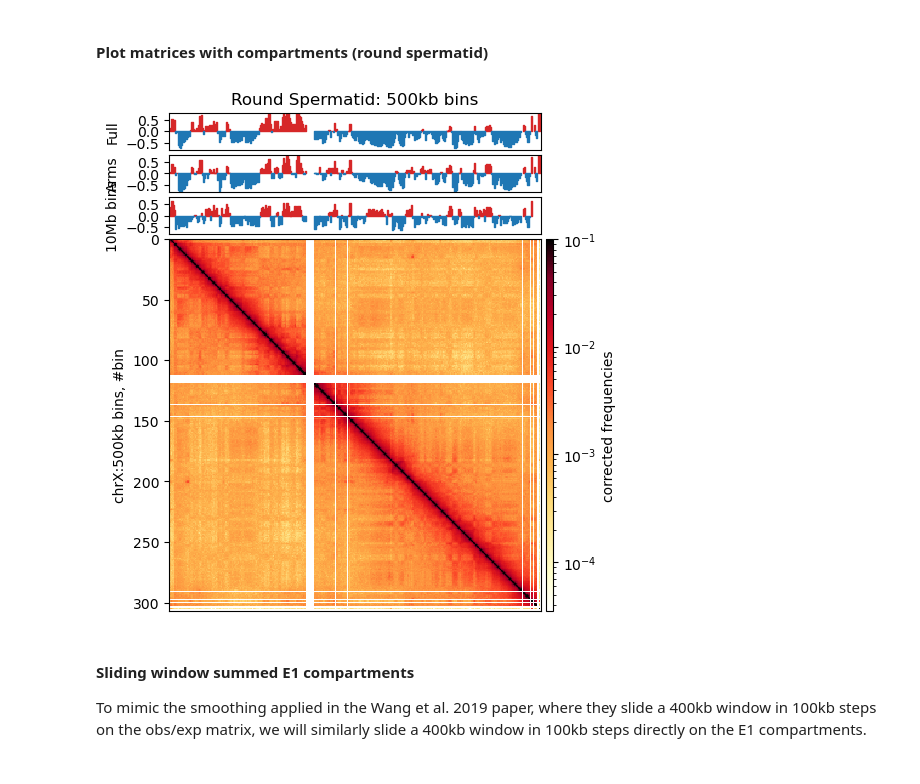
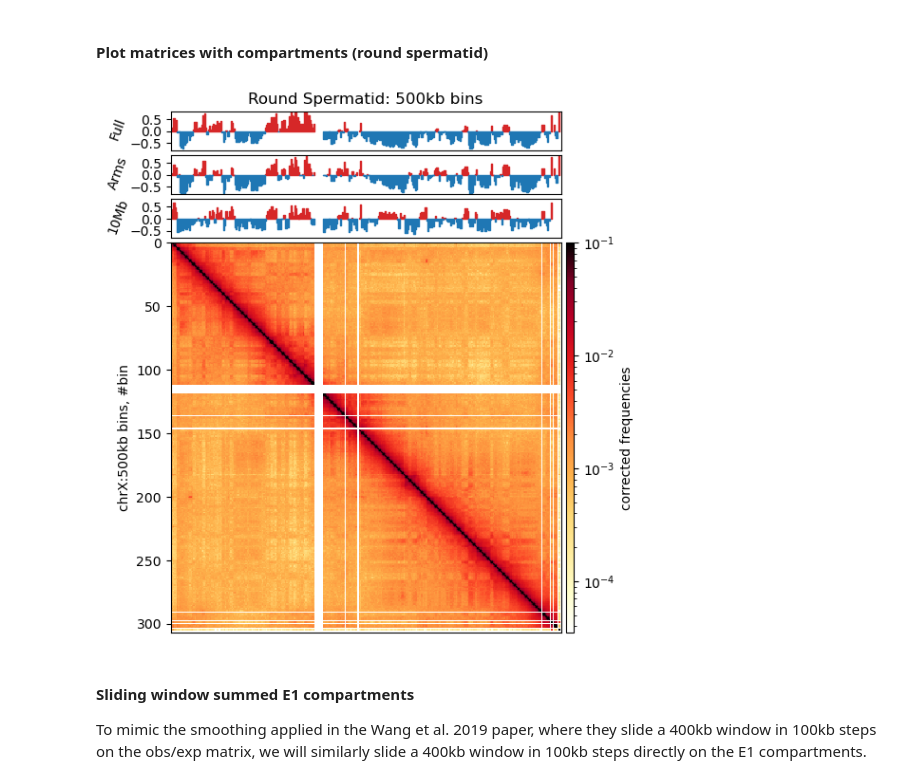
Before and after one commit to munch-group/hic-spermatogenesis, a Jupyter notebook: notebooks/03_compartments.ipynb, the cells around one changed output. Drawn from its saved outputs; the diff is of its cells as text; code cells hidden in the pictures.

```diff
--- a/notebooks/03_compartments.ipynb
+++ b/notebooks/03_compartments.ipynb
@@ -940,14 +1016,14 @@ e1 = e1_values_10mb['round_spermatid']
 nbins = len(clr.bins().fetch('chrX'))
 
 f, ax = plt.subplots(
-    figsize=(8,5.5),
+    figsize=(9,6),
 )
 
 norm = LogNorm(vmax=0.1)
 
 
 e1_list = [e1_values_10mb['round_spermatid'], e1_values['round_spermatid'], e1_values_full['round_spermatid']]
-e1_names = ['10Mb bins', 'Arms', 'Full']
+e1_names = ['10Mb', 'Arms', 'Full']
 colors = ['tab:red', 'tab:blue', 'tab:green']
 
 
@@ -977,35 +1053,36 @@ for i, e1 in enumerate(e1_list):
     #smooth_y = np.zeros(2*chrom_start.size)
     x[0::2] = chrom_start/500_000
     x[1::2] = chrom_end/500_000
     y[0::2] = e1
     y[1::2] = e1
     # smooth_e1 = (lambda x: x.rolling(5, 1, center=True).sum())(pd.DataFrame(e1, columns=['value']))['value'].values
     # smooth_y[0::2] = smooth_e1
     # smooth_y[1::2] = smooth_e1
 
 
     ax1.fill_between(x, y, 0, where=(y > 0), color='tab:red')
     ax1.fill_between(x, y, 0, where=(y < 0), color='tab:blue')
 
-    ax1.set_ylabel(e1_names[i])
+    ax1.set_ylabel(e1_names[i], rotation=70)
     ax1.set_ylim(-0.8, 0.8)
     ax1.set_xticks([])
 
 ax1.set_title('Round Spermatid: 500kb bins')
 
 
 #    # Plot the sign changes on the matrix
 #     col = colors[i]
 #     for i in np.where(np.diff( (pd.Series(e1)>0).astype(int)))[0]:
 #         # Horisontal lines where E1 intersects 0
 #         ax.plot([0,nbins],[i,i],col,lw=0.5)
 
 #         # Vertical lines where E1 intersects 0
 #         ax.plot([i,i],[0,nbins],col,lw=0.5)
 
 plt.tight_layout()
+f.canvas.draw()
 # %% [output]
-[figure, old version]
+[figure, new version]
 # %% [markdown]
 #### Sliding window summed E1 compartments
 
```
Also changed, not shown: parts of 23 cells of this notebook, 1 other file.
